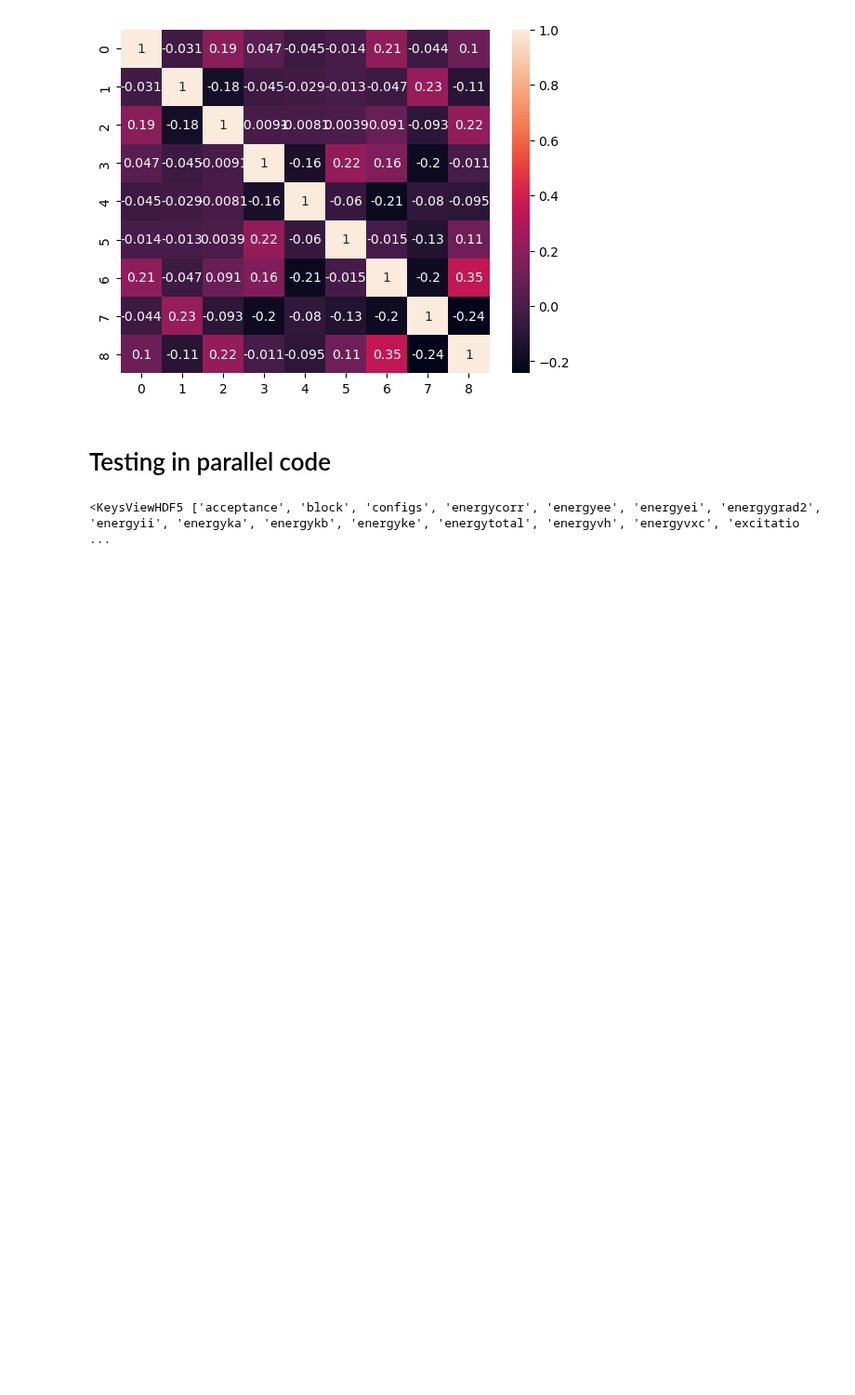
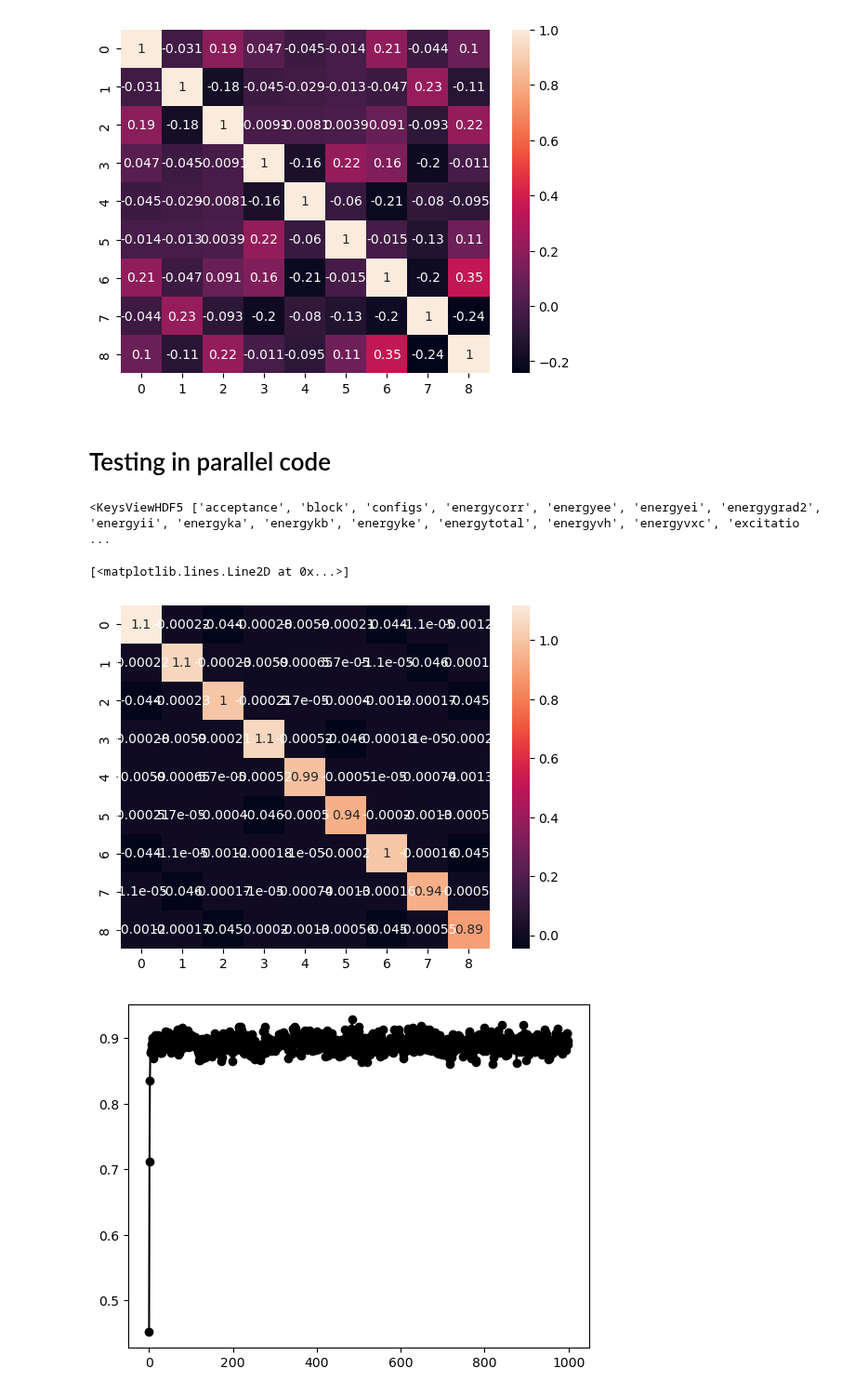
Before and after one commit to kayahans/pyqmc, a Jupyter notebook: pyqmc/test-overlap-casci-full.ipynb, the cells around one changed output. Shown at 93% size. Saved outputs shown, nothing was run; the diff lists cells and outputs as text; code cells hidden in the pictures; blank space fills up the shorter version.

```diff
--- a/pyqmc/test-overlap-casci-full.ipynb
+++ b/pyqmc/test-overlap-casci-full.ipynb
@@ -468,3 +469,15 @@ norm_i=np.array(f['excitationsnorm_i'])
 # print(nom.shape)
 # nom_avg = np.average(nom, axis=0)
 # sns.heatmap(nom_avg,  linewidths=.5)
+# %%
+discard = 0
+nom_ij = np.average(ovlp_ij[discard:], axis=0)
+sns.heatmap(nom_ij, annot=True)
+plt.figure()
+i = 8
+j = 8
+plt.plot(ovlp_ij[discard:,i, j], '-ok')
+# %% [output]
+[<matplotlib.lines.Line2D at 0x...>]
+[figure, added]
+[figure, added]
```
Also changed, not shown: parts of 59 cells of this notebook, 6 other files.
